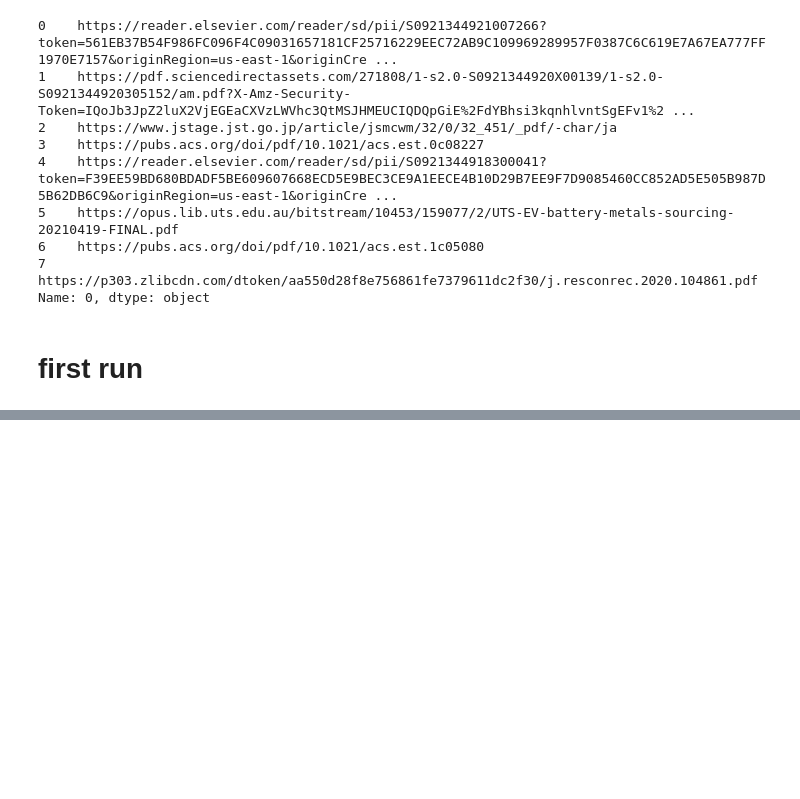
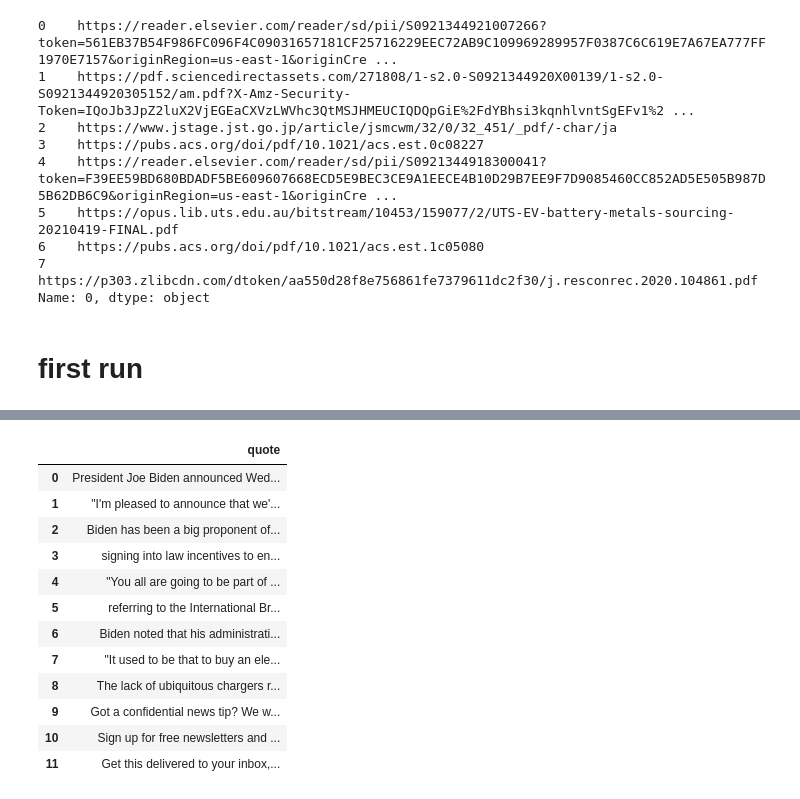
Before and after one commit to Dude-where-s-my-copper/EV_growth, a Jupyter notebook: dans_scrape.ipynb, the cells around one changed output, grey strips where cells are left out. Cells and saved outputs as stored; diff of their text form; code cells hidden in the pictures; blank space fills up the shorter version.

```diff
--- a/dans_scrape.ipynb
+++ b/dans_scrape.ipynb
@@ -227,0 +369,20 @@ def run_spider():
+# %%
+df7 = pd.read_csv('news5.csv')
+# %%
+df7 = df7.drop([12,13,14,15,16])
+# %%
+df7
+# %% [output]
+|  | quote |
+| 0 | President Joe Biden announced Wed... |
+| 1 | "I'm pleased to announce that we'... |
+| 2 | Biden has been a big proponent of... |
+| 3 | signing into law incentives to en... |
+| 4 | "You all are going to be part of ... |
+| 5 | referring to the International Br... |
+| 6 | Biden noted that his administrati... |
+| 7 | "It used to be that to buy an ele... |
+| 8 | The lack of ubiquitous chargers r... |
+| 9 | Got a confidential news tip? We w... |
+| 10 | Sign up for free newsletters and ... |
+| 11 | Get this delivered to your inbox,... |
```
Also changed, not shown: parts of 22 cells of this notebook, 1 other file.
